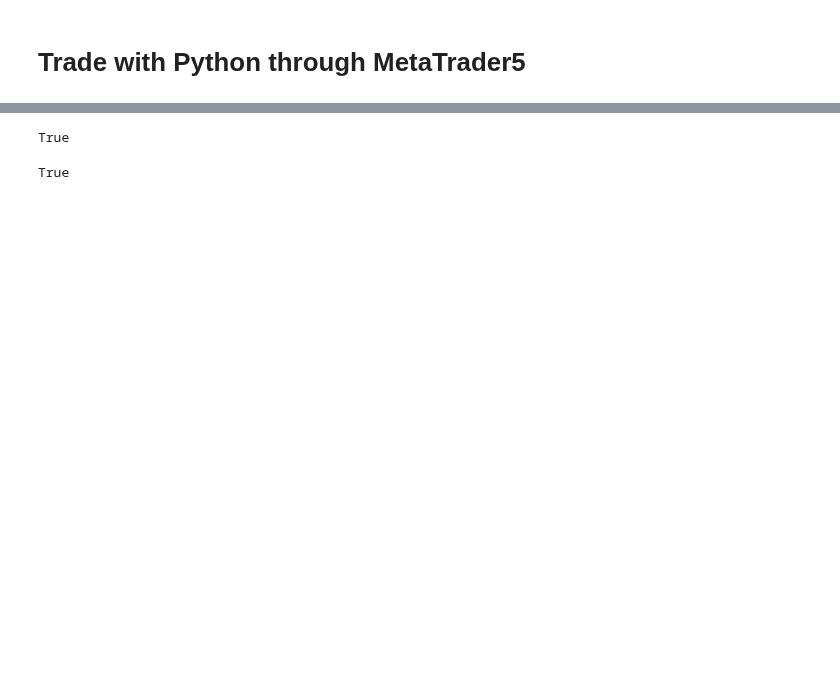
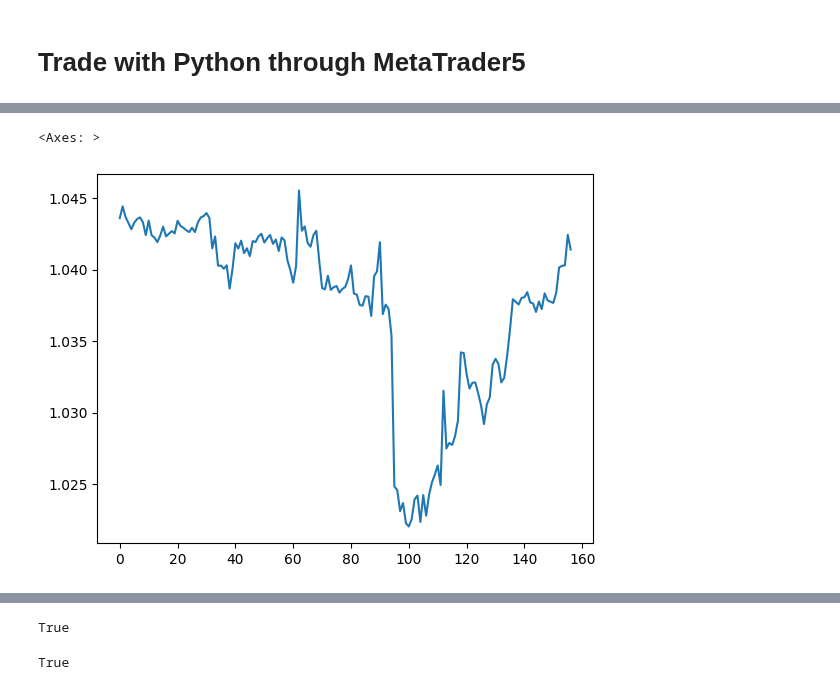
Before and after one commit to Iftekhar-mobin/Make_Money_with_Tensorflow_2.0, a Jupyter notebook: forexPredictor/Python MT5 predict with real time data.ipynb, the cells around one changed output, grey strips where cells are left out. Cells and saved outputs as stored; diff of their text form; code cells hidden in the pictures; blank space fills up the shorter version.

```diff
--- a/forexPredictor/Python MT5 predict with real time data.ipynb
+++ b/forexPredictor/Python MT5 predict with real time data.ipynb
@@ -53,0 +59,5 @@ features_df_nonan
+# %%
+features_df_nonan['Close'].plot()
+# %% [output]
+<Axes: >
+[figure, added]
```
Also changed, not shown: parts of 15 cells of this notebook, 6 other files.
